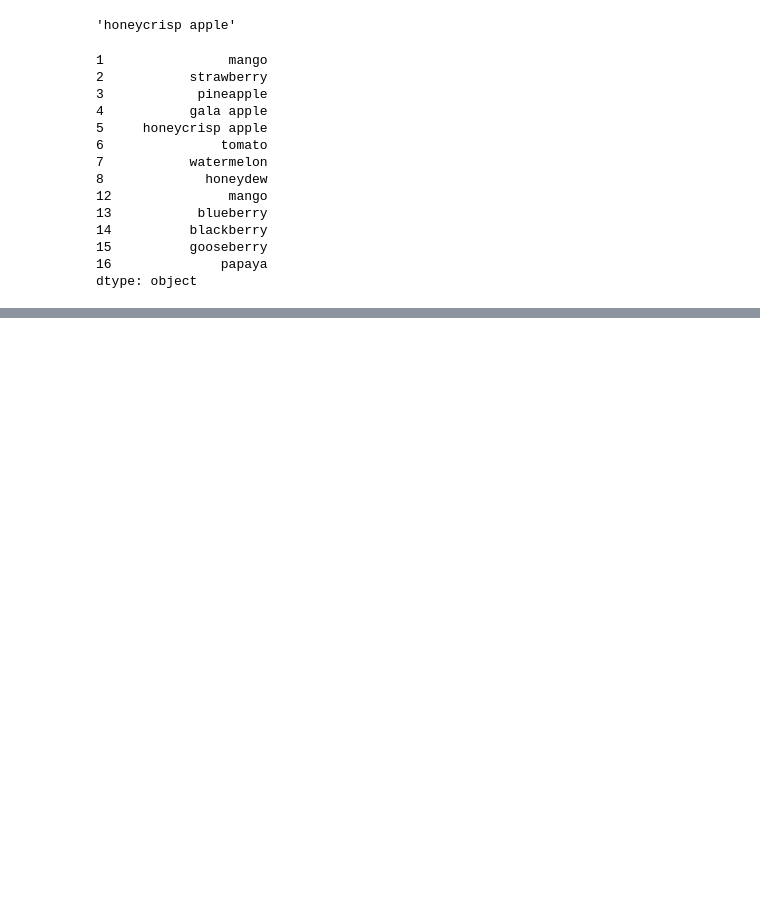
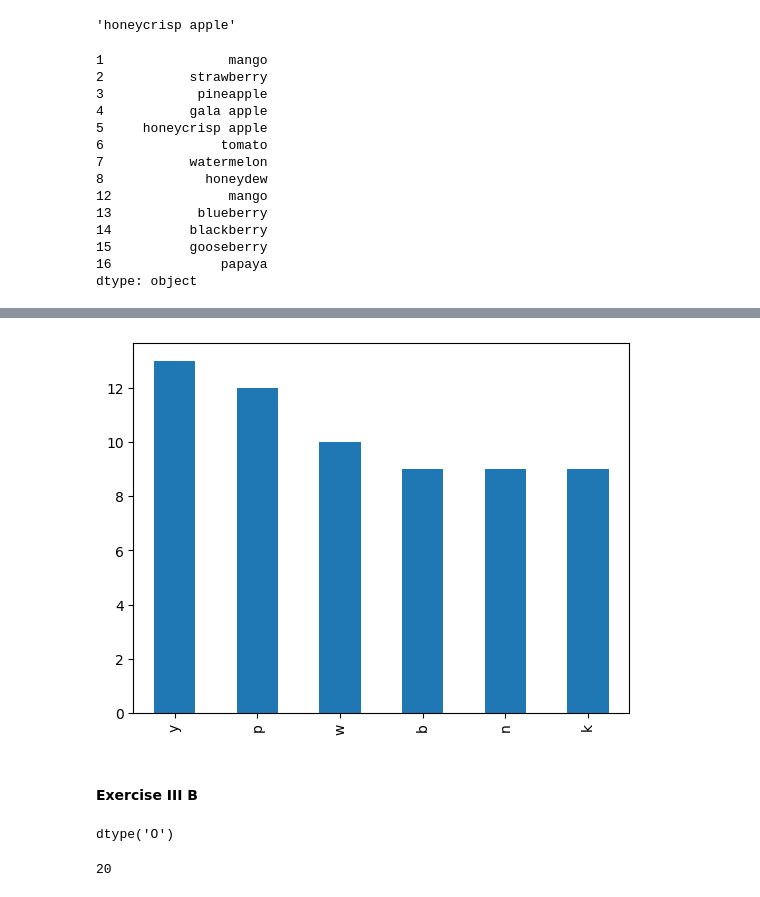
Before and after one commit to NikkideVries/ds-libraries-exercises, a Jupyter notebook: pandas_series.ipynb, the cells around one changed output, grey strips where cells are left out. Cells and saved outputs as stored; diff of their text form; code cells hidden in the pictures; blank space fills up the shorter version.

```diff
--- a/pandas_series.ipynb
+++ b/pandas_series.ipynb
@@ -240,0 +295,6 @@ dtype: object
+# %%
+text = 'hnvidduckkqxwymbimkccexbkmqygkxoyndmcxnwqarhyffsjpsrabtjzsypmzadfavyrnndndvswreaux\
+ovncxtwzpwejilzjrmmbbgbyxvjtewqthafnbkqplarokky\
+ydtubbmnexoypulzwfhqvckdpqtpoppzqrmcvhhpwgjwupgzhiofohawytlsiyecuproguy'
+#\ backslash: allows code to continue you to another line without breaking it.
+letters = pd.Series(letters)
@@ -240,0 +369,7 @@ dtype: object
+# %%
+# Create a bar plot of the frequencies of the most commonly occuring letters
+letters.value_counts().head(6).plot.bar();
+# %% [output]
+[figure, added]
+# %% [markdown]
+#### Exercise III B
@@ -240,0 +380,10 @@ dtype: object
+# %%
+# 1. What is the data type of numbers Series?
+numbers.dtype
+# %% [output]
+dtype('O')
+# %%
+# 2. How many elements are in the number Series?
+numbers.size
+# %% [output]
+20
```
Also changed, not shown: parts of 53 cells of this notebook.
